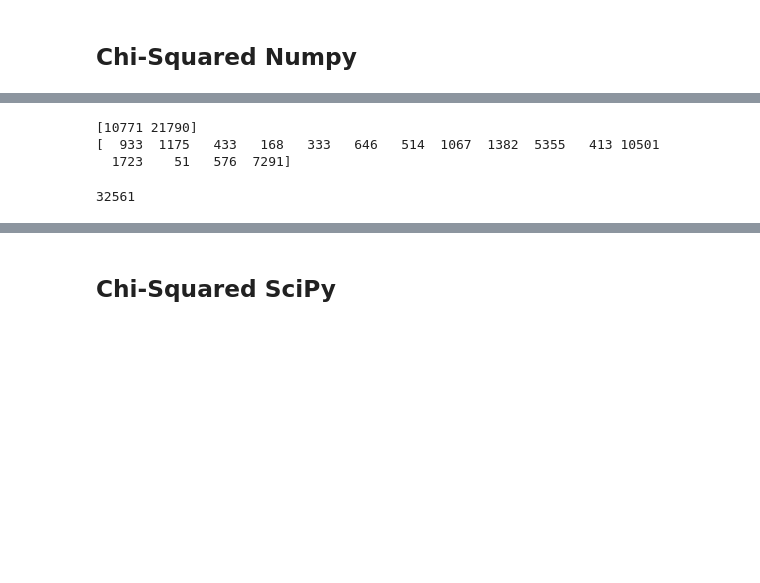
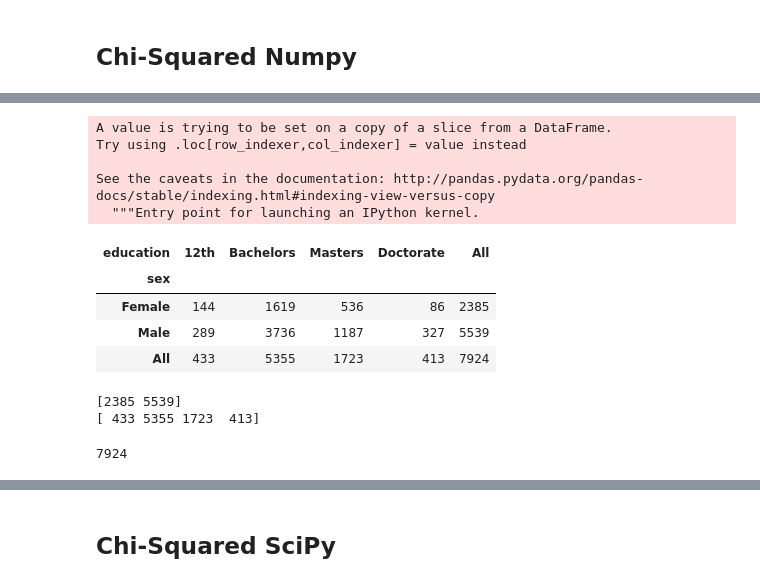
Before and after one commit to JimKing100/DS-Unit-1-Sprint-3-Statistical-Tests-and-Experiments, a Jupyter notebook: module2-sampling-confidence-intervals-and-hypothesis-testing/LS_DS_132_Sampling_Confidence_Intervals_and_Hypothesis_Testing.ipynb, the cells around one changed output, grey strips where cells are left out. Drawn from its saved outputs; the diff is of its cells as text; code cells hidden in the pictures; blank space fills up the shorter version.

```diff
--- a/module2-sampling-confidence-intervals-and-hypothesis-testing/LS_DS_132_Sampling_Confidence_Intervals_and_Hypothesis_Testing.ipynb
+++ b/module2-sampling-confidence-intervals-and-hypothesis-testing/LS_DS_132_Sampling_Confidence_Intervals_and_Hypothesis_Testing.ipynb
@@ -698,3 +698,7 @@ contingency_table
 | Female | 295 | 432 | 144 | 46 | 84 | 160 | 144 | 421 | 500 | 1619 | ... |
 | Male | 638 | 743 | 289 | 122 | 249 | 486 | 370 | 646 | 882 | 3736 | ... |
 | All | 933 | 1175 | 433 | 168 | 333 | 646 | 514 | 1067 | 1382 | 5355 | ... |
+# %%
+# Create a subset of just high school, bachelors, masters and doctorate
+education_table = contingency_table[[' 12th', ' Bachelors', ' Masters', ' Doctorate']]
+education_table
@@ -701,17 +711,31 @@ contingency_table
+# %%
+# Create a sum column
+education_table['All'] = education_table.apply(lambda row: row[' 12th'] + row[' Bachelors'] + row[' Masters'] + row[' Doctorate'], axis=1)
+education_table
+# %% [output]
+A value is trying to be set on a copy of a slice from a DataFrame.
+Try using .loc[row_indexer,col_indexer] = value instead
+
+See the caveats in the documentation: http://pandas.pydata.org/pandas-docs/stable/indexing.html#indexing-view-versus-copy
+  """Entry point for launching an IPython kernel.
+| education | 12th | Bachelors | Masters | Doctorate | All |
+| sex |  |  |  |  |  |
+| Female | 144 | 1619 | 536 | 86 | 2385 |
+| Male | 289 | 3736 | 1187 | 327 | 5539 |
+| All | 433 | 5355 | 1723 | 413 | 7924 |
 # %%
 # Sum the values
-row_sums = contingency_table.iloc[0:2, 16].values
-col_sums = contingency_table.iloc[2, 0:16].values
+row_sums = education_table.iloc[0:2, 4].values
+col_sums = education_table.iloc[2, 0:4].values
 print(row_sums)
 print(col_sums)
 
-total = contingency_table.loc['All', 'All']
+total = education_table.loc['All', 'All']
 total
 # %% [output]
-[10771 21790]
-[  933  1175   433   168   333   646   514  1067  1382  5355   413 10501
-  1723    51   576  7291]
+[2385 5539]
+[ 433 5355 1723  413]
-32561
+7924
 # %%
 # Create the expected values
 expected = []
```
Also changed, not shown: parts of 28 cells of this notebook.
